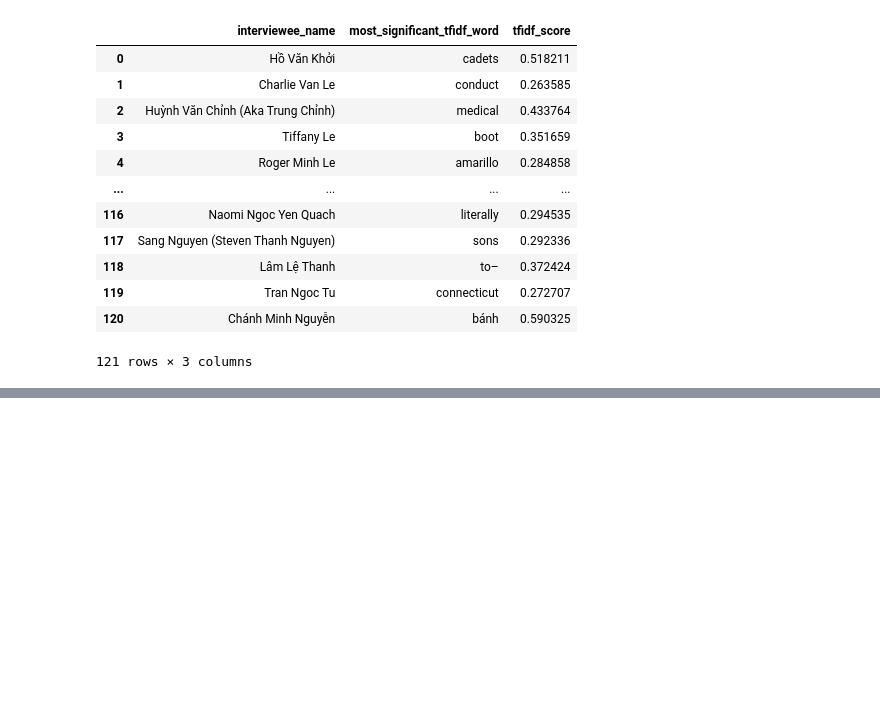
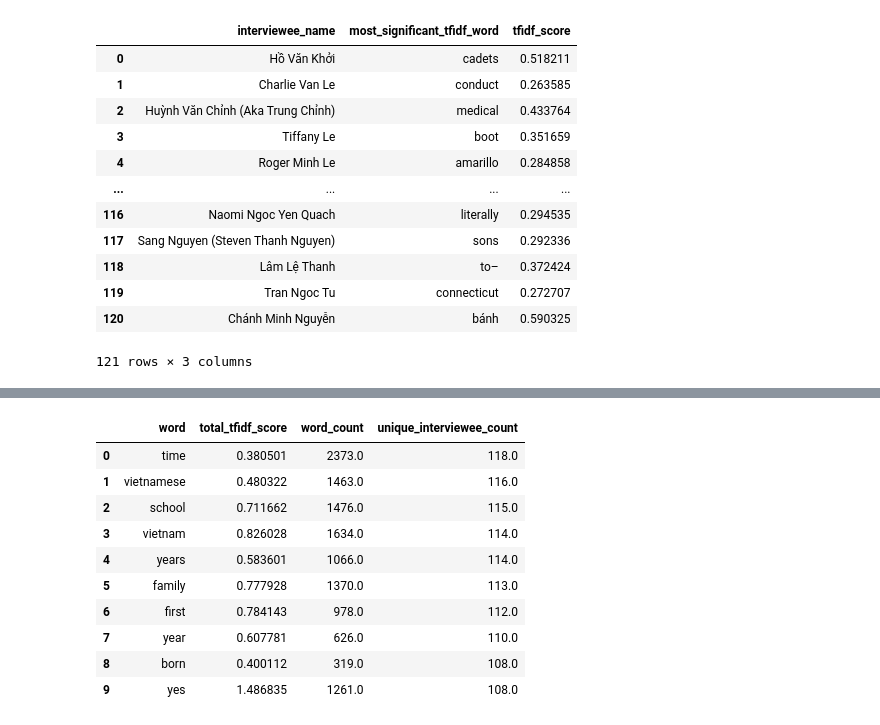
Before and after one commit to not-fritos/26s-curric-803-report, a Jupyter notebook: 26s_CURRIC_803_HW_06_NLP.ipynb, the cells around one changed output, grey strips where cells are left out. Saved outputs shown, nothing was run; the diff lists cells and outputs as text; code cells hidden in the pictures; blank space fills up the shorter version.

```diff
--- a/26s_CURRIC_803_HW_06_NLP.ipynb
+++ b/26s_CURRIC_803_HW_06_NLP.ipynb
@@ -578,0 +604,20 @@ Note: you may need to restart the kernel to use updated packages.
+# %%
+
+# Create a new dataframe with rows sorted by unique_interviewee_count in descending order
+sorted_df = overall_tfidf_df.sort_values(by='unique_interviewee_count', ascending=False)
+# Reset the index to start from 0
+sorted_df.reset_index(drop=True, inplace=True)
+# Print the first 5 rows
+display(sorted_df.head(10))
+# %% [output]
+|  | word | total_tfidf_score | word_count | unique_interviewee_count |
+| 0 | time | 0.380501 | 2373.0 | 118.0 |
+| 1 | vietnamese | 0.480322 | 1463.0 | 116.0 |
+| 2 | school | 0.711662 | 1476.0 | 115.0 |
+| 3 | vietnam | 0.826028 | 1634.0 | 114.0 |
+| 4 | years | 0.583601 | 1066.0 | 114.0 |
+| 5 | family | 0.777928 | 1370.0 | 113.0 |
+| 6 | first | 0.784143 | 978.0 | 112.0 |
+| 7 | year | 0.607781 | 626.0 | 110.0 |
+| 8 | born | 0.400112 | 319.0 | 108.0 |
+| 9 | yes | 1.486835 | 1261.0 | 108.0 |
```
Also changed, not shown: parts of 16 cells of this notebook.
